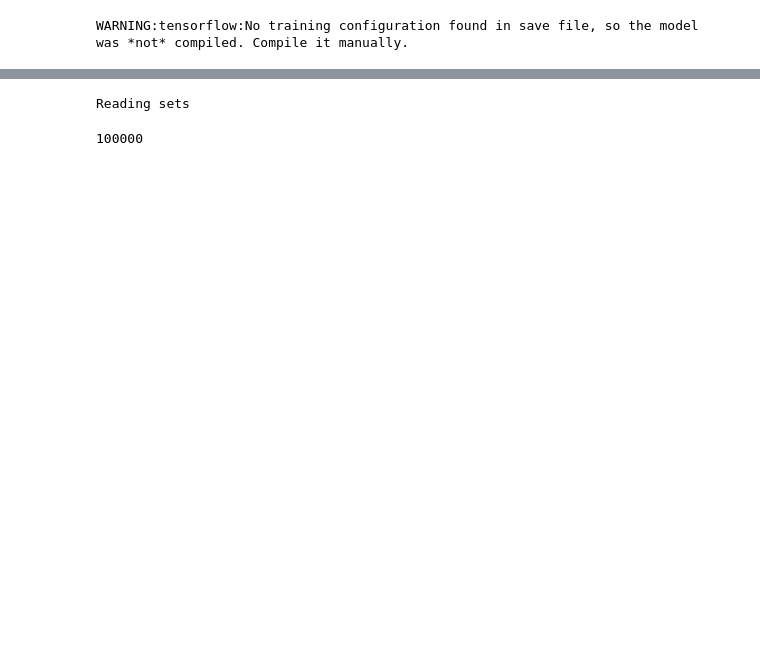
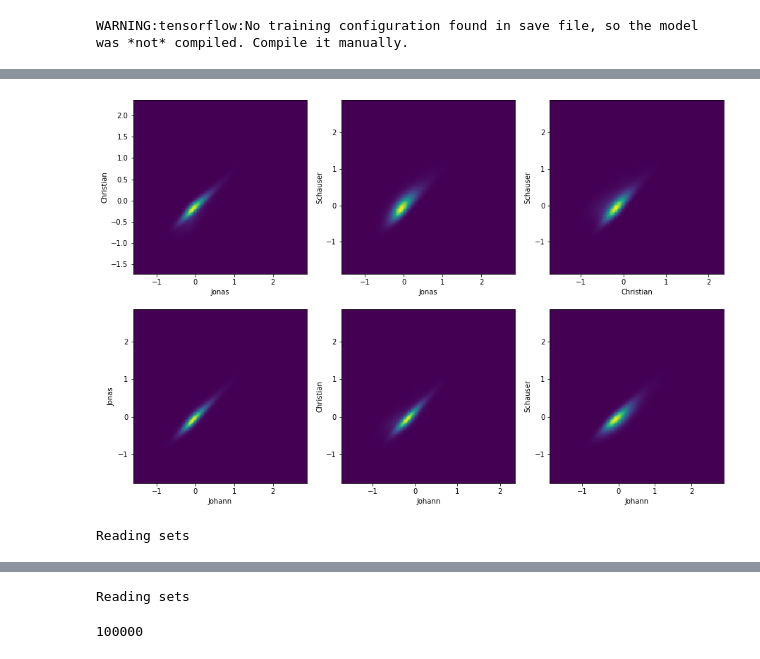
Before and after one commit to astrockragh/IceCube, a Jupyter notebook: model_eval/kappa_improvement.ipynb, the cells around one changed output, grey strips where cells are left out. Drawn from its saved outputs; the diff is of its cells as text; code cells hidden in the pictures; blank space fills up the shorter version.

```diff
--- a/model_eval/kappa_improvement.ipynb
+++ b/model_eval/kappa_improvement.ipynb
@@ -186,0 +210,37 @@ No handles with labels found to put in legend.
+# %%
+fig, ax =plt.subplots(nrows=2, ncols=3, figsize=(15,10))
+ax[0][0].hist2d(dfs[0]['energy_log10_res'], dfs[1]['energy_log10_res'], bins=bins)
+ax[0][1].hist2d(dfs[0]['energy_log10_res'], dfs[2]['energy_log10_res'], bins=bins);
+ax[0][2].hist2d(dfs[1]['energy_log10_res'], dfs[2]['energy_log10_res'], bins=bins);
+ax[1][0].hist2d(dfs[0]['energy_log10_res'], dfs[3]['energy_log10_res'], bins=bins)
+ax[1][1].hist2d(dfs[1]['energy_log10_res'], dfs[3]['energy_log10_res'], bins=bins);
+ax[1][2].hist2d(dfs[2]['energy_log10_res'], dfs[3]['energy_log10_res'], bins=bins);
+ax[0][0].set(xlabel='Jonas', ylabel='Christian')
+ax[0][1].set(xlabel='Jonas', ylabel='Schauser')
+ax[0][2].set(xlabel='Christian', ylabel='Schauser')
+ax[1][0].set(xlabel='Johann', ylabel='Jonas')
+ax[1][1].set(xlabel='Johann', ylabel='Christian')
+ax[1][2].set(xlabel='Johann', ylabel='Schauser');
+# %% [output]
+[figure, added]
+# %%
+import sqlite3, os, sys, pickle
+import pandas as pd
+import tensorflow as tf
+import numpy as np
+from tqdm.notebook import tqdm
+import matplotlib.pyplot as plt
+transform_path='../db_files/dev_lvl7/transformers.pkl'
+db_path= '../db_files/dev_lvl7/dev_lvl7_mu_nu_e_classification_v003.db'
+conn = sqlite3.connect(db_path)
+def get_event_no():
+        print('Reading sets')
+        sets = pd.read_pickle('../db_files/dev_lvl7/sets.pkl')
+        train_events = sets['train']
+        test_events = sets['test']
+        return train_events['event_no'].to_numpy(), test_events['event_no'].to_numpy()
+_, test_events=get_event_no()
+df_truth=pd.read_sql(f"select * from truth where event_no in {tuple(test_events)}", conn)
+cols=df_truth.columns
+# %% [output]
+Reading sets
```
Also changed, not shown: parts of 49 cells of this notebook, 3 other files.
